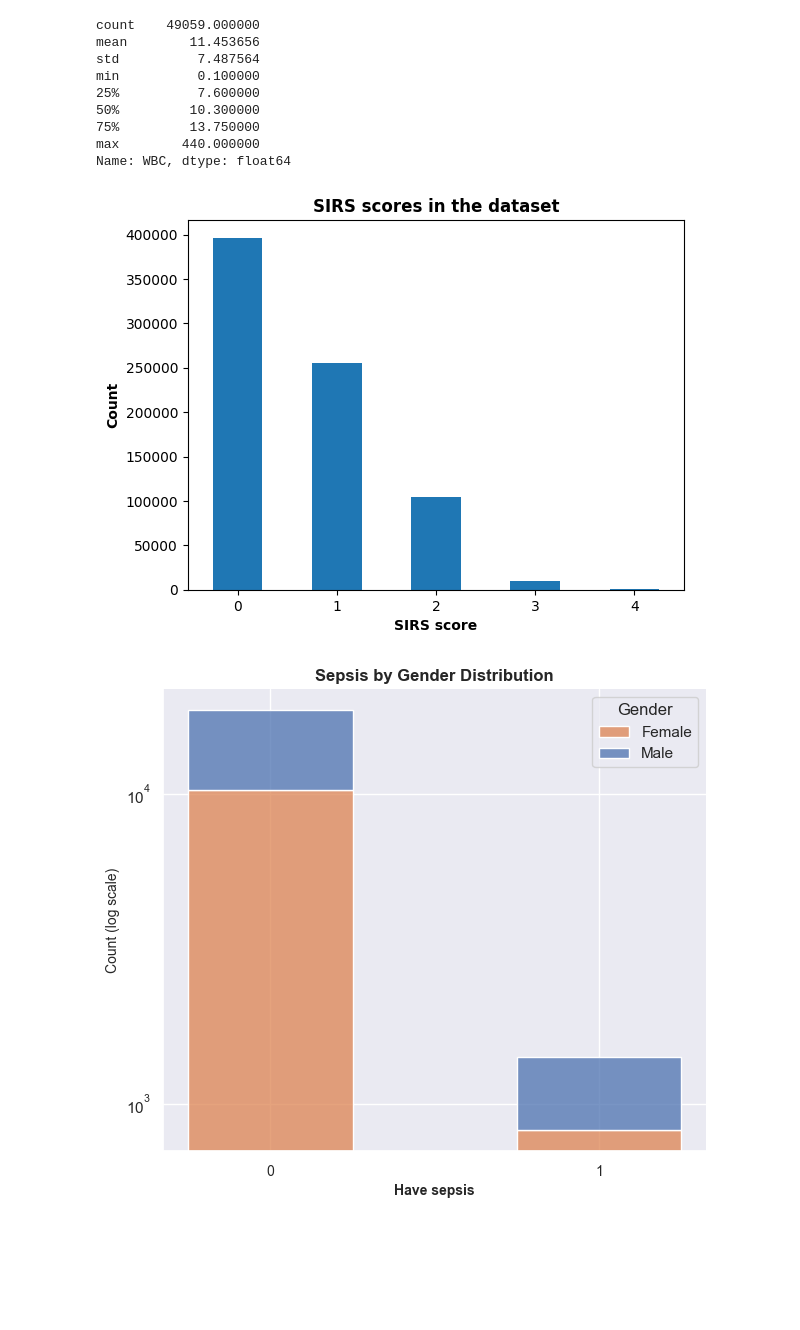
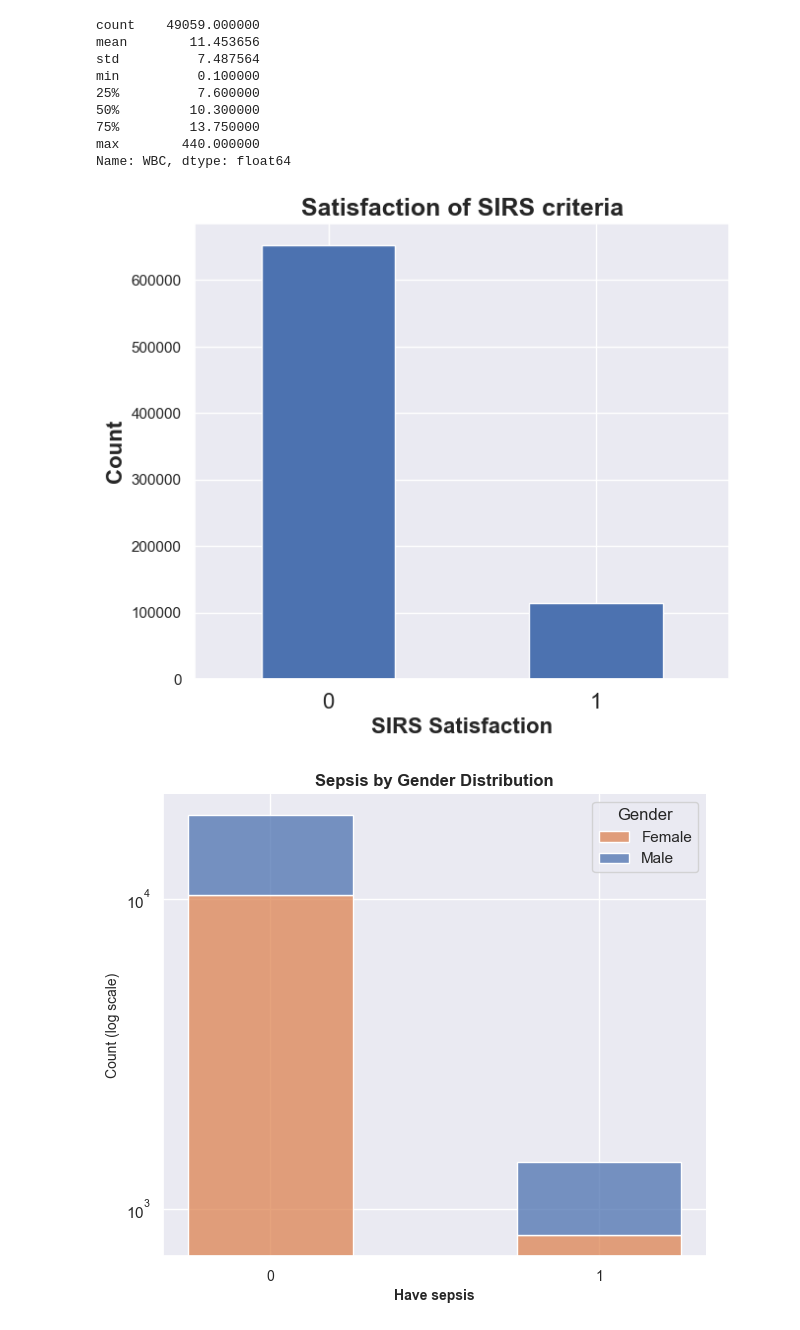
Before and after one commit to maayan-aytek/DS_LAB, a Jupyter notebook: EDA.ipynb, the cells around one changed output. Cells and saved outputs as stored; diff of their text form; code cells hidden in the pictures; blank space fills up the shorter version.

```diff
--- a/EDA.ipynb
+++ b/EDA.ipynb
@@ -52,20 +73,21 @@ condition_Resp=(all_df['Resp'] > 20) | ( all_df['PaCO2'] < 32)
 condition_wbc=(all_df['WBC']* 10**3 > 12000) |( all_df['WBC']* 10**3 < 4000)
 
 all_df['SIRS_score'] = np.where(condition_temp, 1, 0)+np.where(condition_HR, 1, 0)+np.where(condition_Resp, 1, 0)+np.where(condition_wbc, 1, 0)
+all_df['SIRS_score'] = np.where(all_df['SIRS_score'] >= 2, 1, 0)
 # %%
 # sns.histplot(data=all_df, x="SIRS_score", binwidth=0.5)
 # plt.title("SIRS score in the dataset")
 # plt.grid(False)
 # plt.show()
 
 all_df['SIRS_score'].value_counts().plot.bar()
-plt.ylabel('Count', fontweight = "bold")
-plt.xticks(rotation=0, ha='center', fontsize=10)
-plt.xlabel('SIRS score', fontweight = "bold")
-plt.title("SIRS scores in the dataset", fontweight = "bold")
+plt.ylabel('Count', fontweight = "bold", fontsize=16)
+plt.xticks(rotation=0, ha='center', fontsize=16)
+plt.xlabel('SIRS Satisfaction', fontweight = "bold", fontsize=16)
+plt.title("Satisfaction of SIRS criteria", fontweight = "bold", fontsize=18)
 plt.show()
 # %% [output]
-[figure, old version]
+[figure, new version]
 # %%
 sns.histplot(data=all_df.drop_duplicates(subset=["patient id", "Gender", "any_sepsis"]), x="any_sepsis", hue="Gender", multiple="stack", binwidth=0.5, binrange=(-0.25, 1.25))
 plt.xticks([0,1], ha='center', fontsize=10)
```
Also changed, not shown: parts of 9 cells of this notebook, 2 other files.
